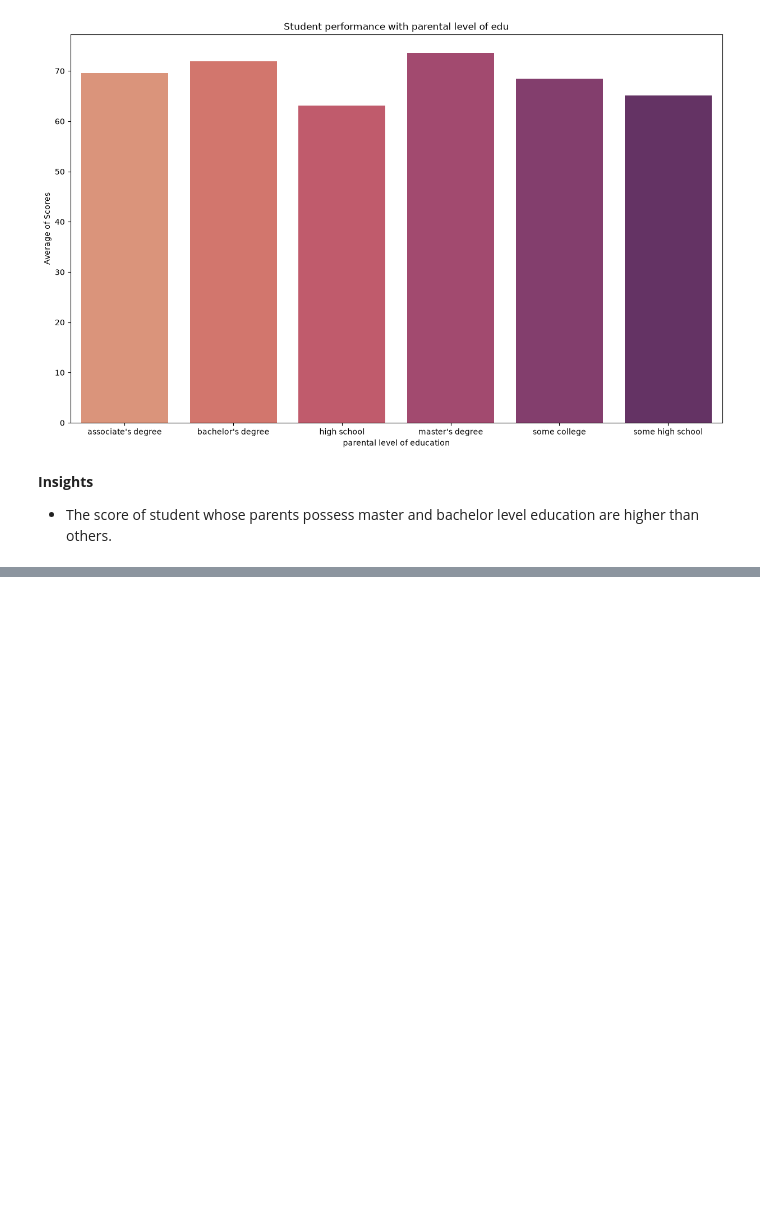
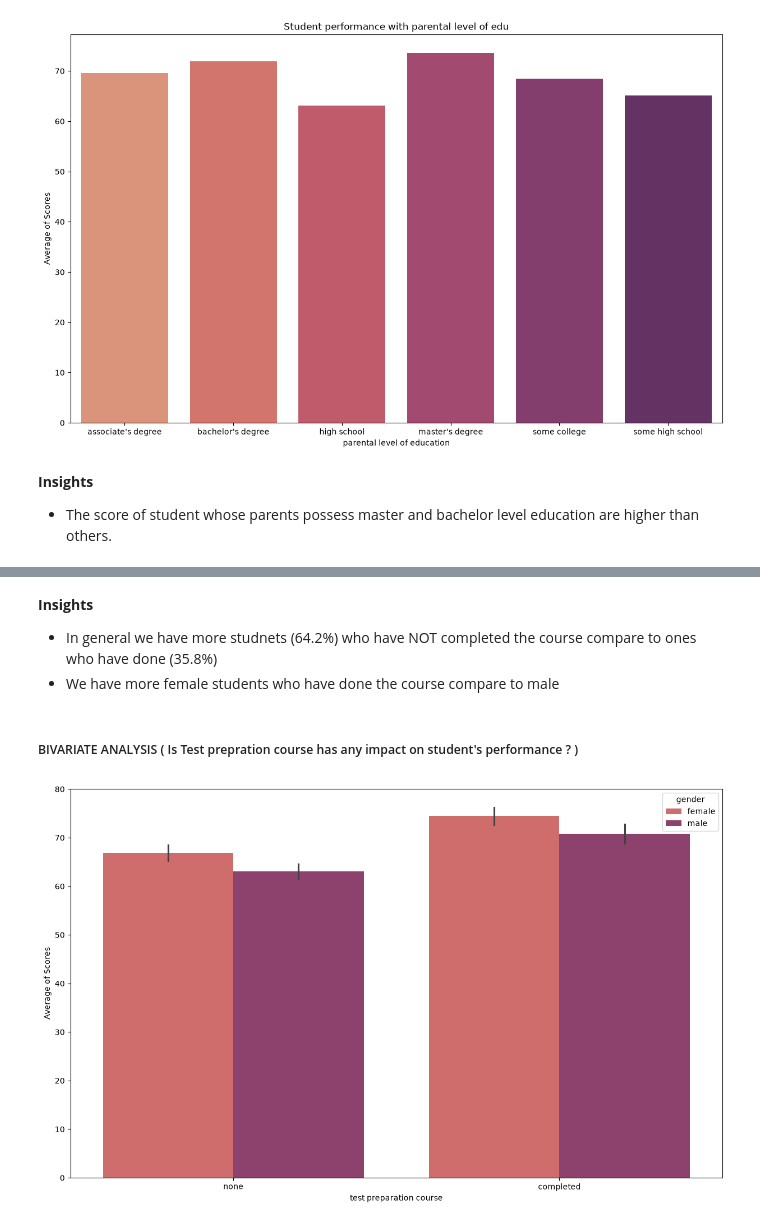
Before and after one commit to Adrinaesf/Generic-ML-Project, a Jupyter notebook: notebooks/1. EDA STUDENT PERFORMANCE.ipynb, the cells around one changed output, grey strips where cells are left out. Drawn from its saved outputs; the diff is of its cells as text; code cells hidden in the pictures; blank space fills up the shorter version.

```diff
--- a/notebooks/1. EDA STUDENT PERFORMANCE.ipynb
+++ b/notebooks/1. EDA STUDENT PERFORMANCE.ipynb
@@ -818,0 +900,20 @@ plt.show()
+# %% [markdown]
+**Insights**
+* In general we have more studnets (64.2%) who have NOT completed the course compare to ones who have done (35.8%)
+* We have more female students who have done the course compare to male
+# %% [markdown]
+##### BIVARIATE ANALYSIS ( Is Test prepration course has any impact on student's performance ? )
+# %%
+plt.figure(figsize = (15,9))
+
+sns.barplot(
+    data = df,
+    x = df["test preparation course"],
+    y = df["Average of Scores"],
+    palette = "flare",
+    hue = "gender"
+)
+
+plt.show()
+# %% [output]
+[figure, added]
```
Also changed, not shown: parts of 18 cells of this notebook.
